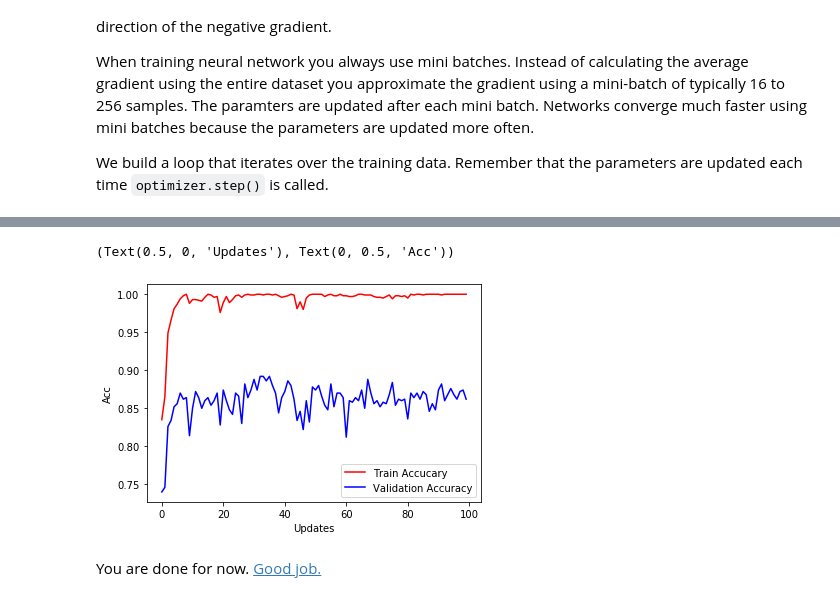
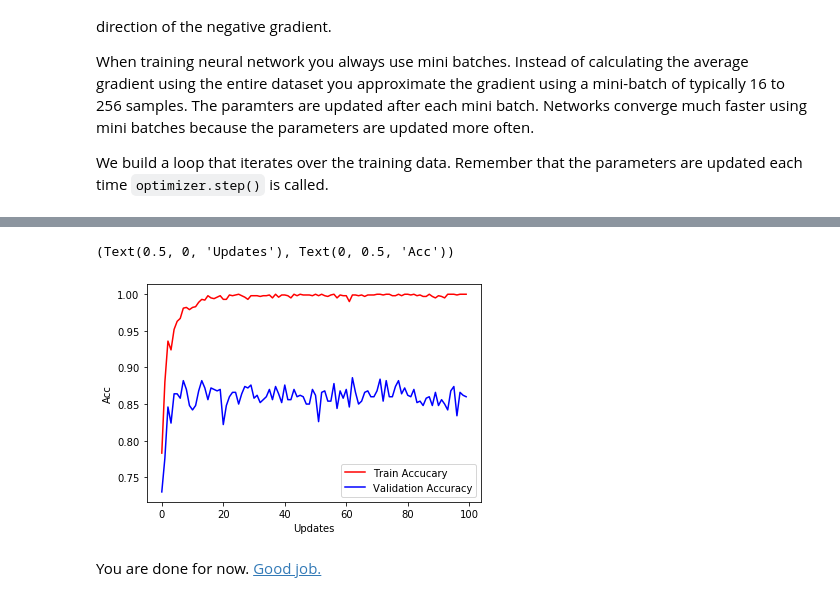
Before and after one commit to MartinBA741/Deep-Learning---DTU, a Jupyter notebook: 3_Feedforward_PyTorch/3.4-EXE-FFN-MNIST.ipynb, the cells around one changed output, grey strips where cells are left out. Saved outputs shown, nothing was run; the diff lists cells and outputs as text; code cells hidden in the pictures.

```diff
--- a/3_Feedforward_PyTorch/3.4-EXE-FFN-MNIST.ipynb
+++ b/3_Feedforward_PyTorch/3.4-EXE-FFN-MNIST.ipynb
@@ -342,7 +342,7 @@ __Pointers on regularization hyperparameter:__
 #Hyperparameters
 num_classes = 10
 num_l1 = 512
-num_l2 = 256
+num_l2 = 512 #256
 num_features = x_train.shape[1]
 
 # define network
@@ -374,12 +374,12 @@ class Net(nn.Module):
 
 net = Net(num_features, num_l1, num_l2, num_classes)
 # %%
-#optimizer = optim.SGD(net.parameters(), lr=0.01, momentum=0.9)
+#optimizer = optim.SGD(net.parameters(), lr=0.01, momentum=0.9)         # As I read the assigment, we should add momentum to SGD, and then implement Adam.
 optimizer = optim.Adam(net.parameters(),
                         lr=0.01,
                         betas=(0.9, 0.999),
                         eps=1e-08,
-                        weight_decay=1e-8,   # Note: weight_decay is L2 penalty (default: 0)
+                        weight_decay=0,                               # Note: weight_decay is L2 regularization. Set to 0 as L1 is implemented.  Fell free to try e.g. try 1e-8.
                         amsgrad=False)
 criterion = nn.CrossEntropyLoss()
 # %% [markdown]
@@ -399,7 +399,8 @@ from sklearn.metrics import accuracy_score
 # setting hyperparameters and gettings epoch sizes
 batch_size = 100
 num_epochs = 100   # was 200...
-lambda1 = 10e-6     # L1 regularisation
+lambda1 = 10e-5     # L1 regularisation
+p_dropout = 0.5
 num_samples_train = x_train.shape[0]
 num_batches_train = num_samples_train // batch_size
 num_samples_valid = x_valid.shape[0]
@@ -423,9 +424,9 @@ for epoch in range(num_epochs):
         optimizer.zero_grad()
         slce = get_slice(i, batch_size)
 
-        #batch_norm = nn.BatchNorm1d(num_features)                               # BatchNorm defined (Not really improving anything...)
-        drop = nn.Dropout2d(p=0.2)                                              # dropout defined
-        output = net(drop(x_train[slce]))                                       # dropout (and BatchNorm) applied
+        #batch_norm = nn.BatchNorm1d(num_features)                              # BatchNorm defined (Not really improving anything...)
+        drop = nn.Dropout2d(p=p_dropout)                                        # dropout defined
+        output = net(drop(x_train[slce]))                                       # dropout applied
 
         # compute gradients given loss
         target_batch = targets_train[slce]
@@ -493,5 +494,5 @@ Epoch 91 : Train Loss 0.016213 , Train acc 1.000000, Valid acc 0.874000
 (Text(0.5, 0, 'Updates'), Text(0, 0.5, 'Acc'))
-[figure, old version]
+[figure, new version]
 # %% [markdown]
 You are done for now. [Good job.](https://media1.tenor.com/images/0fd559b07f2174f9b8b7dbde7c5a67ca/tenor.gif)
 # %% [markdown]
```
Also changed, not shown: parts of 2 cells of this notebook.
